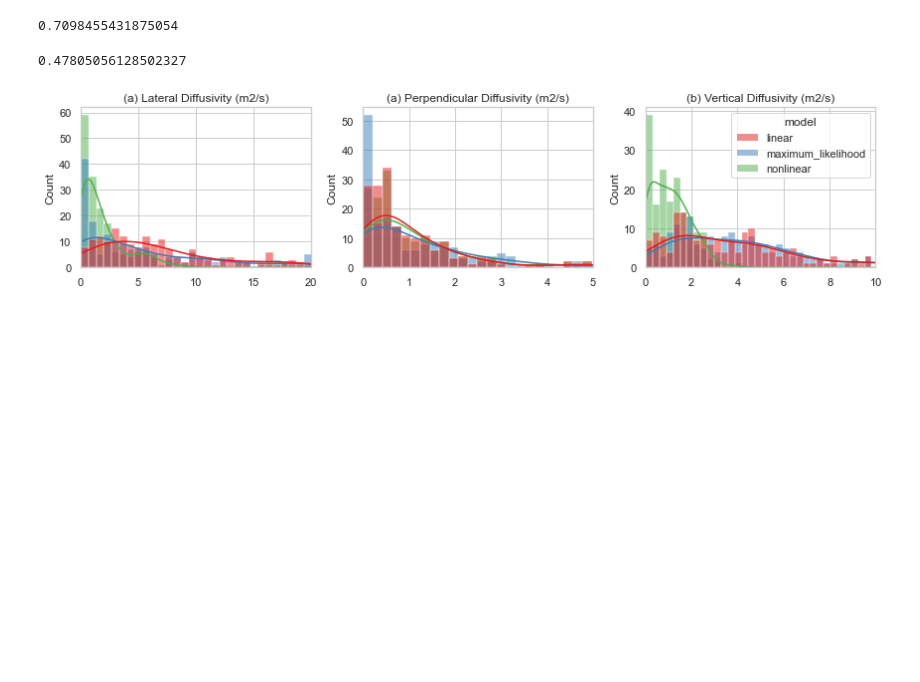
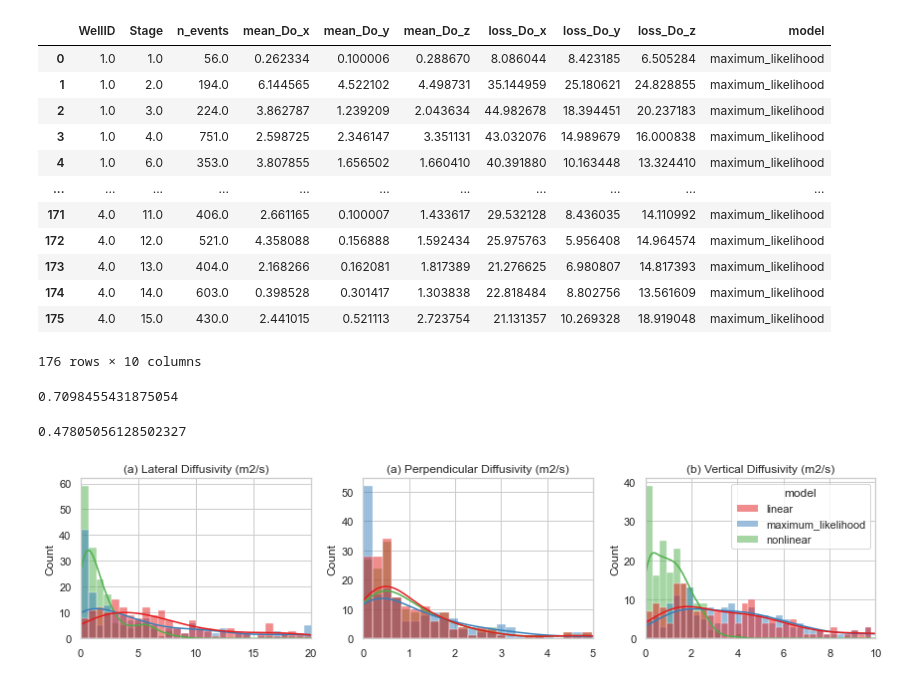
Before and after one commit to ScottHMcKean/bayesian_diffusivity_inference, a Jupyter notebook: compile_bayesian_diffusivity_inference.ipynb, the cells around one changed output. Drawn from its saved outputs; the diff is of its cells as text; code cells hidden in the pictures; blank space fills up the shorter version.

```diff
--- a/compile_bayesian_diffusivity_inference.ipynb
+++ b/compile_bayesian_diffusivity_inference.ipynb
@@ -36,6 +52,22 @@ freq_diffusivity = (
 
 # merge bayesian and frequentist frames for comparison
 combined_diff_results = pd.concat([bayes_diffusivity, freq_diffusivity], axis=0).groupby(["WellID","Stage","model"]).first().reset_index()
+# %%
+freq_diffusivity
+# %% [output]
+|  | WellID | Stage | n_events | mean_Do_x | mean_Do_y | mean_Do_z | loss_Do_x | loss_Do_y | loss_Do_z | model |
+| 0 | 1.0 | 1.0 | 56.0 | 0.262334 | 0.100006 | 0.288670 | 8.086044 | 8.423185 | 6.505284 | maximum_likelihood |
+| 1 | 1.0 | 2.0 | 194.0 | 6.144565 | 4.522102 | 4.498731 | 35.144959 | 25.180621 | 24.828855 | maximum_likelihood |
+| 2 | 1.0 | 3.0 | 224.0 | 3.862787 | 1.239209 | 2.043634 | 44.982678 | 18.394451 | 20.237183 | maximum_likelihood |
+| 3 | 1.0 | 4.0 | 751.0 | 2.598725 | 2.346147 | 3.351131 | 43.032076 | 14.989679 | 16.000838 | maximum_likelihood |
+| 4 | 1.0 | 6.0 | 353.0 | 3.807855 | 1.656502 | 1.660410 | 40.391880 | 10.163448 | 13.324410 | maximum_likelihood |
+| ... | ... | ... | ... | ... | ... | ... | ... | ... | ... | ... |
+| 171 | 4.0 | 11.0 | 406.0 | 2.661165 | 0.100007 | 1.433617 | 29.532128 | 8.436035 | 14.110992 | maximum_likelihood |
+| 172 | 4.0 | 12.0 | 521.0 | 4.358088 | 0.156888 | 1.592434 | 25.975763 | 5.956408 | 14.964574 | maximum_likelihood |
+| 173 | 4.0 | 13.0 | 404.0 | 2.168266 | 0.162081 | 1.817389 | 21.276625 | 6.980807 | 14.817393 | maximum_likelihood |
+| 174 | 4.0 | 14.0 | 603.0 | 0.398528 | 0.301417 | 1.303838 | 22.818484 | 8.802756 | 13.561609 | maximum_likelihood |
+| 175 | 4.0 | 15.0 | 430.0 | 2.441015 | 0.521113 | 2.723754 | 21.131357 | 10.269328 | 18.919048 | maximum_likelihood |
+176 rows × 10 columns
 # %%
 # run linear diffusivity and filter events within the 97% HDI of the triggering front
 linear_filtered_distances = (distances
```
Also changed, not shown: parts of 1 cell of this notebook.
